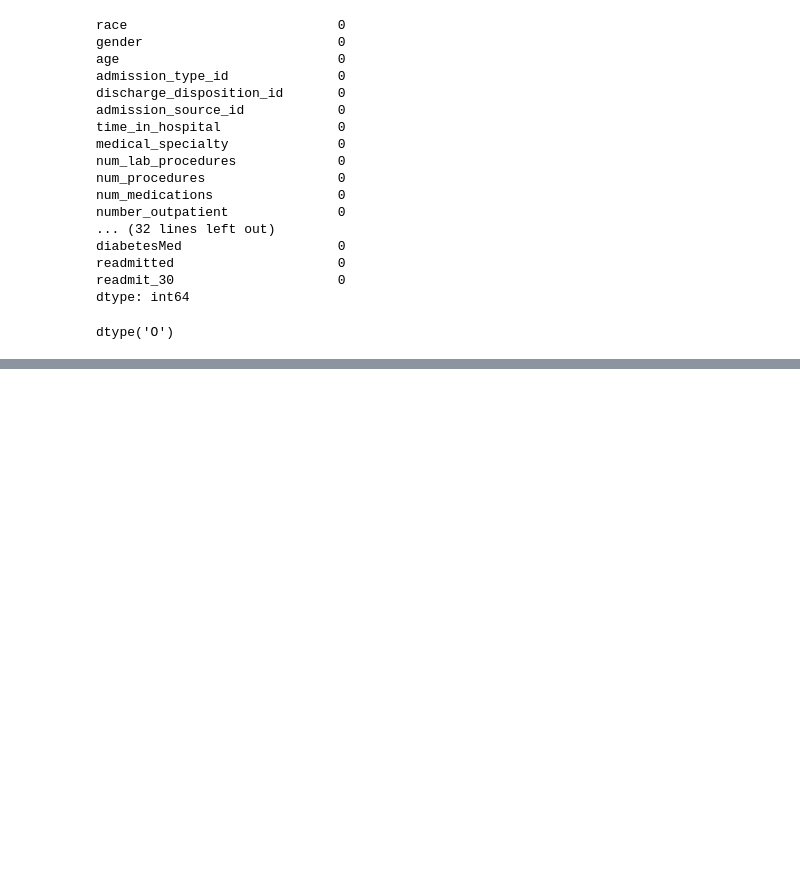
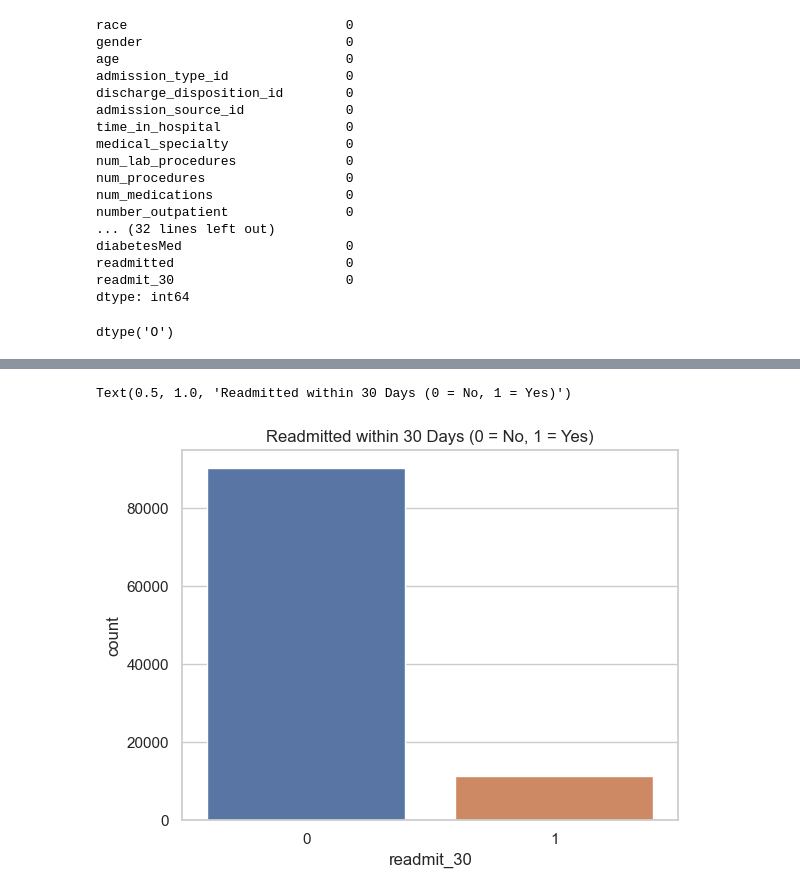
Before and after one commit to RaphaelMuthenya/diabetes-readmissions-ML, a Jupyter notebook: Diabetes-Readmission/diabetes-ml.ipynb, the cells around one changed output, grey strips where cells are left out. Saved outputs shown, nothing was run; the diff lists cells and outputs as text; code cells hidden in the pictures; blank space fills up the shorter version.

```diff
--- a/Diabetes-Readmission/diabetes-ml.ipynb
+++ b/Diabetes-Readmission/diabetes-ml.ipynb
@@ -193,0 +209,7 @@ diabetes['diag_3'].fillna('Missing', inplace=True)
+# %%
+# Visualizing the binary target for readmission within 30 days
+sns.countplot(data=diabetes, x='readmit_30')
+plt.title('Readmitted within 30 Days (0 = No, 1 = Yes)')
+# %% [output]
+Text(0.5, 1.0, 'Readmitted within 30 Days (0 = No, 1 = Yes)')
+[figure, added]
```
Also changed, not shown: parts of 29 cells of this notebook, 1 other file.
